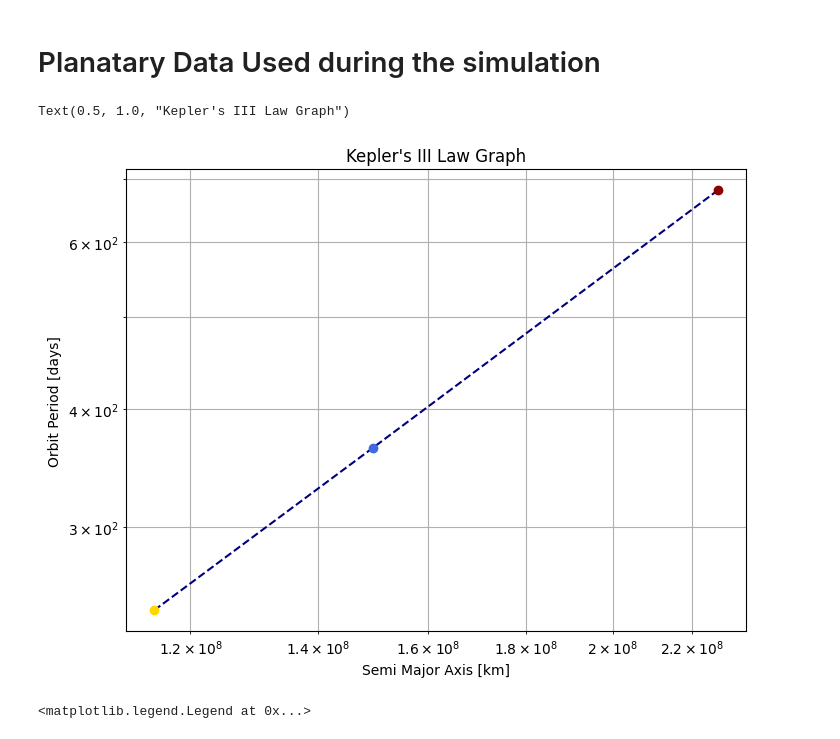
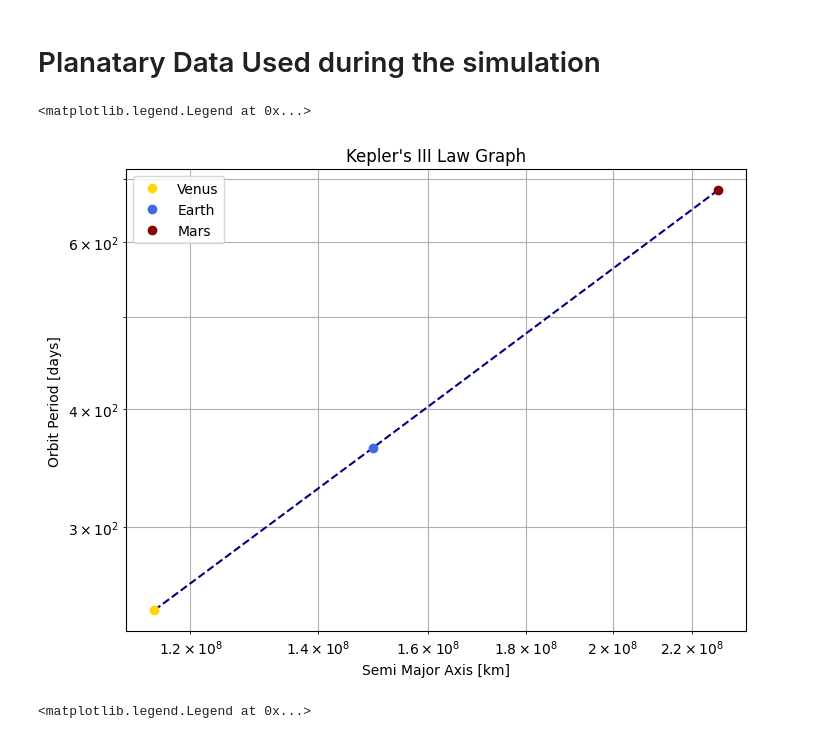
Before and after one commit to jmtony2000/Numerical_Symulations_of_-Star_System_Dynamics, a Jupyter notebook: Simulation.ipynb, the cells around one changed output. Drawn from its saved outputs; the diff is of its cells as text; code cells hidden in the pictures.

```diff
--- a/Simulation.ipynb
+++ b/Simulation.ipynb
@@ -213,18 +213,19 @@ Orbits = np.array([Orbit_time_Venus, Orbit_time_Earth, Orbit_time_Mars])
 # %%
 plt.figure(figsize=(8,6))
 plt.plot(Axis, Orbits, ls = "--", color = "navy")
 plt.plot(Axis[0], Orbits[0], marker = "o", color = "gold", label = "Venus", ls = "")
 plt.plot(Axis[1], Orbits[1], marker = "o", color = "royalblue", label = "Earth", ls = "")
 plt.plot(Axis[2], Orbits[2], marker = "o", color = "darkred", label = "Mars", ls = "")
 plt.xscale("log")
 plt.yscale("log")
 plt.grid(True, which="both")
 plt.xlabel("Semi Major Axis [km]")
 plt.ylabel("Orbit Period [days]")
 plt.title("Kepler's III Law Graph")
+plt.legend()
 # %% [output]
-Text(0.5, 1.0, "Kepler's III Law Graph")
+<matplotlib.legend.Legend at 0x...>
-[figure, old version]
+[figure, new version]
 # %%
 plt.figure(figsize=(8,6))
 plt.plot(t, eK, label = "Earth Kinetic Energy")
```
Also changed, not shown: 2 other files.
